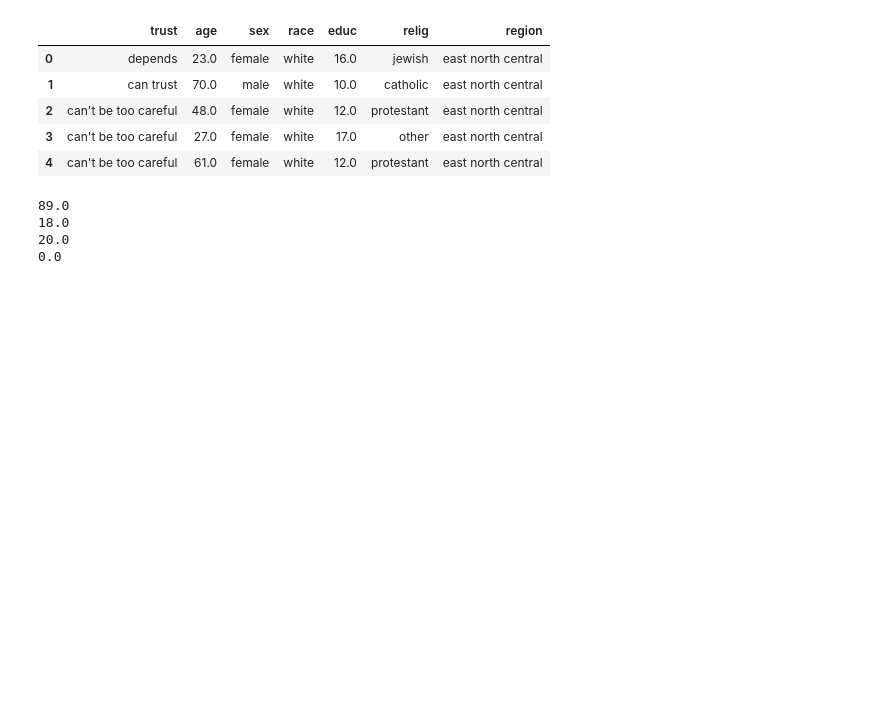
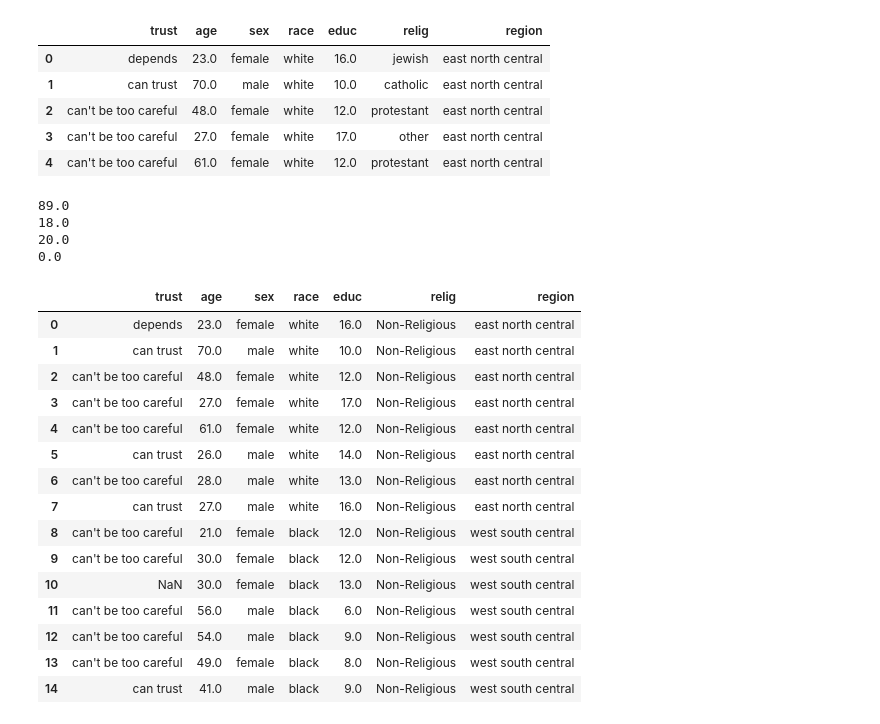
Before and after one commit to nladocsi/lab_eda, a Jupyter notebook: lab_notebook.ipynb, the cells around one changed output. Saved outputs shown, nothing was run; the diff lists cells and outputs as text; code cells hidden in the pictures; blank space fills up the shorter version.

```diff
--- a/lab_notebook.ipynb
+++ b/lab_notebook.ipynb
@@ -87,3 +87,31 @@ print(df.educ.min())
 # %%
 #Removing Blank or Unknown Answers
 df.replace(['DK', 'NA', '', 'N/A'], pd.NA, inplace = True)
+# %%
+#Making Religion easier to work with
+df.relig.unique()
+religions = ['jewish', 'catholic', 'protestant', 'other', 'inter-nondenominational',
+                'christian', 'muslim/islam', 'buddhism', 'orthodox-christian', 'native american',
+                'hinduism', 'other eastern religions']
+
+df['relig'] = df['relig'].where(df['relig'].isin(religions), 'Non-Religious')
+df['relig'] = df['relig'].replace(religions, 'Religious')
+
+df.head(15)
+# %% [output]
+|  | trust | age | sex | race | educ | relig | region |
+| 0 | depends | 23.0 | female | white | 16.0 | Non-Religious | east north central |
+| 1 | can trust | 70.0 | male | white | 10.0 | Non-Religious | east north central |
+| 2 | can't be too careful | 48.0 | female | white | 12.0 | Non-Religious | east north central |
+| 3 | can't be too careful | 27.0 | female | white | 17.0 | Non-Religious | east north central |
+| 4 | can't be too careful | 61.0 | female | white | 12.0 | Non-Religious | east north central |
+| 5 | can trust | 26.0 | male | white | 14.0 | Non-Religious | east north central |
+| 6 | can't be too careful | 28.0 | male | white | 13.0 | Non-Religious | east north central |
+| 7 | can trust | 27.0 | male | white | 16.0 | Non-Religious | east north central |
+| 8 | can't be too careful | 21.0 | female | black | 12.0 | Non-Religious | west south central |
+| 9 | can't be too careful | 30.0 | female | black | 12.0 | Non-Religious | west south central |
+| 10 | NaN | 30.0 | female | black | 13.0 | Non-Religious | west south central |
+| 11 | can't be too careful | 56.0 | male | black | 6.0 | Non-Religious | west south central |
+| 12 | can't be too careful | 54.0 | male | black | 9.0 | Non-Religious | west south central |
+| 13 | can't be too careful | 49.0 | female | black | 8.0 | Non-Religious | west south central |
+| 14 | can trust | 41.0 | male | black | 9.0 | Non-Religious | west south central |
```
